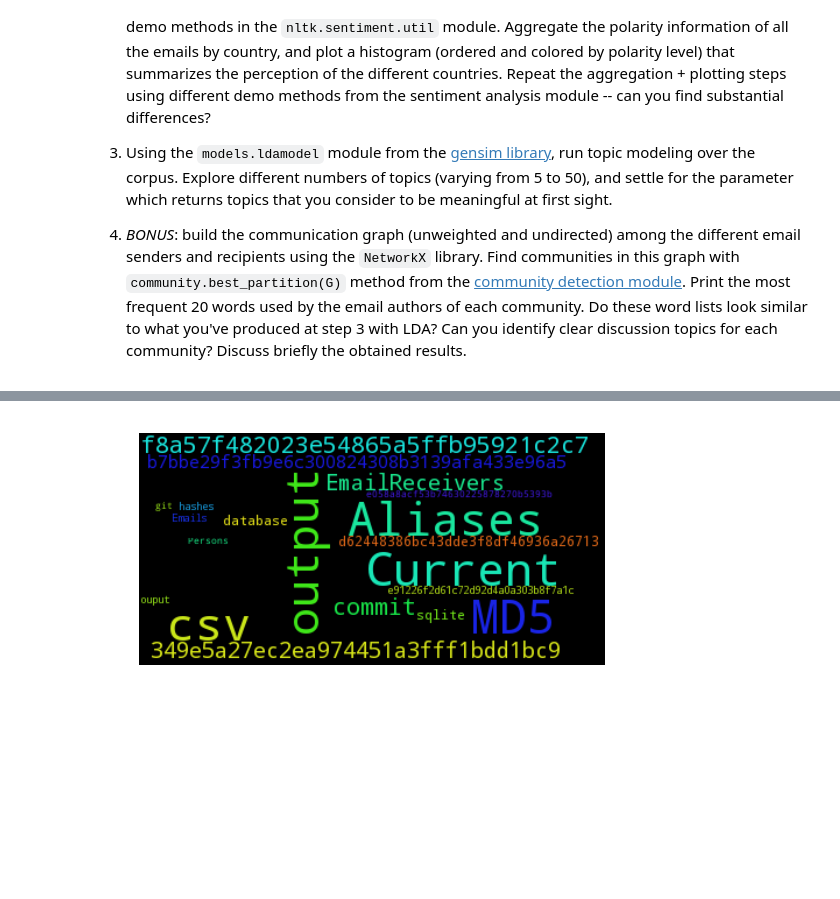
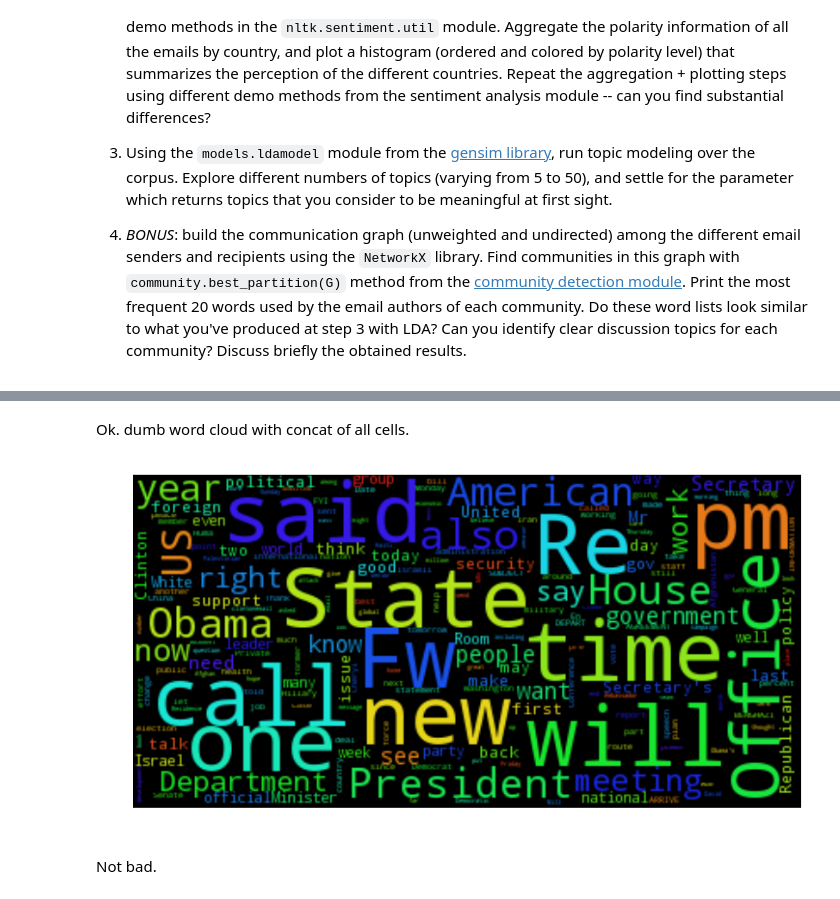
Before and after one commit to agpmilli/adaepfl, a Jupyter notebook: Homework/05 - Taming Text/TamingText.ipynb, the cells around one changed output, grey strips where cells are left out. Saved outputs shown, nothing was run; the diff lists cells and outputs as text; code cells hidden in the pictures; blank space fills up the shorter version.

Commit message:
dummy cloud

```diff
--- a/Homework/05 - Taming Text/TamingText.ipynb
+++ b/Homework/05 - Taming Text/TamingText.ipynb
@@ -50,0 +68,11 @@ from wordcloud import WordCloud
+# %%
+raws.drop(['RawText'], axis= 1,inplace=True)
+# %%
+def concat_subj_txt(row):
+    subj = '' if pd.isnull(row.ExtractedSubject) else row.ExtractedSubject
+    text = '' if pd.isnull(row.ExtractedBodyText) else row.ExtractedBodyText
+    return subj+text
+
+body = pd.DataFrame()
+body['text'] = raws.apply(concat_subj_txt, axis=1)
+body.head()
@@ -51,9 +86,17 @@ from wordcloud import WordCloud
+# %% [markdown]
+Ok. dumb word cloud with concat of all cells.
+# %%
+text = ' '.join(body['text'])
 # %%
-text = open('hillary-clinton-emails/hashes.txt', 'r').read()
-wordcloud = WordCloud(max_font_size=40).generate(text)
-plt.figure()
-plt.imshow(wordcloud)
-plt.axis("off")
-plt.show()
+def classic_cloud(text):
+    wordcloud = WordCloud(max_font_size=50).generate(text)
+    plt.figure(figsize=(10,10))
+    plt.imshow(wordcloud)
+    plt.axis("off")
+    plt.show()
-# %% [output]
-[figure, removed]
+# %%
+classic_cloud(text)
+# %% [output]
+[figure, added]
+# %% [markdown]
+Not bad.
```
Also changed, not shown: parts of 5 cells of this notebook.
